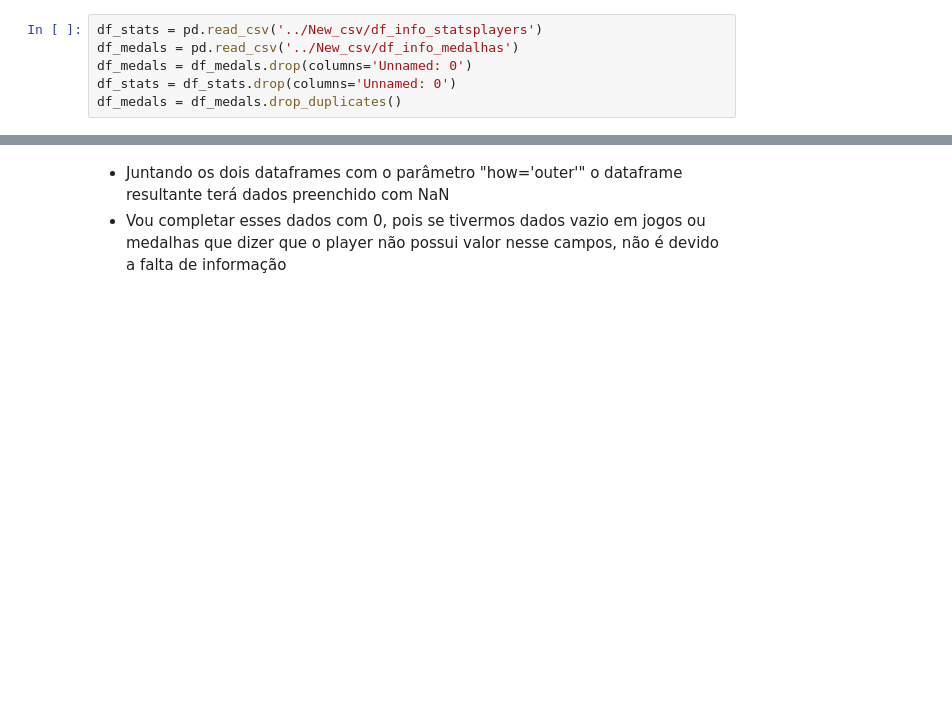
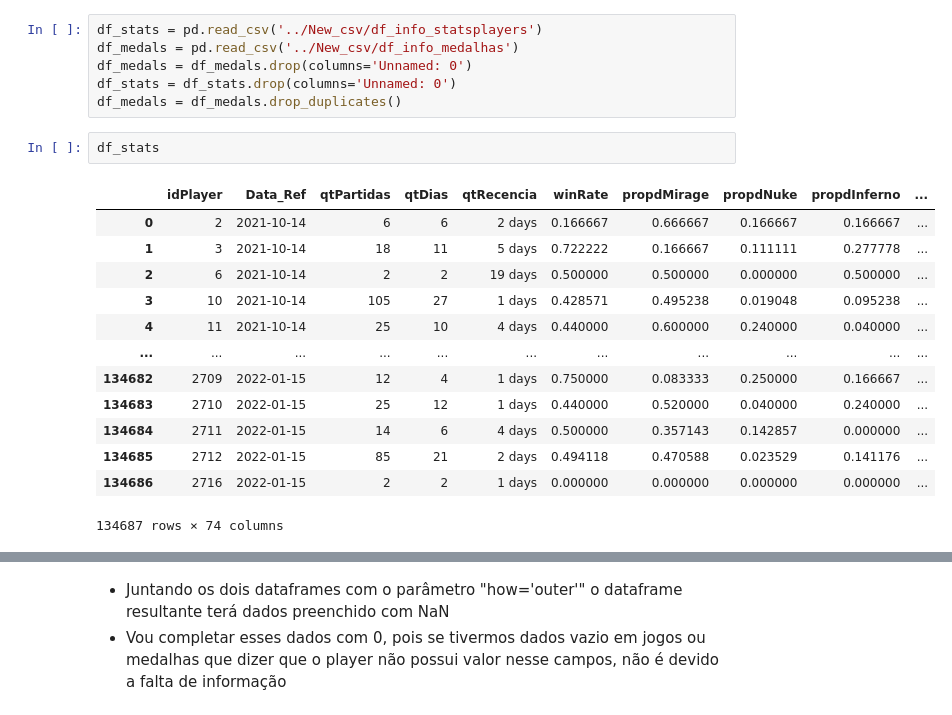
Before and after one commit to paulinhoy/Predicao_assinaturas, a Jupyter notebook: Modelo/init_model.ipynb, the cells around one changed output, grey strips where cells are left out. Drawn from its saved outputs; the diff is of its cells as text; blank space fills up the shorter version.

```diff
--- a/Modelo/init_model.ipynb
+++ b/Modelo/init_model.ipynb
@@ -27,3 +27,19 @@ df_medals = pd.read_csv('../New_csv/df_info_medalhas')
 df_medals = df_medals.drop(columns='Unnamed: 0')
 df_stats = df_stats.drop(columns='Unnamed: 0')
 df_medals = df_medals.drop_duplicates()
+# %%
+df_stats
+# %% [output]
+|  | idPlayer | Data_Ref | qtPartidas | qtDias | qtRecencia | winRate | propdMirage | propdNuke | propdInferno | ... |
+| 0 | 2 | 2021-10-14 | 6 | 6 | 2 days | 0.166667 | 0.666667 | 0.166667 | 0.166667 | ... |
+| 1 | 3 | 2021-10-14 | 18 | 11 | 5 days | 0.722222 | 0.166667 | 0.111111 | 0.277778 | ... |
+| 2 | 6 | 2021-10-14 | 2 | 2 | 19 days | 0.500000 | 0.500000 | 0.000000 | 0.500000 | ... |
+| 3 | 10 | 2021-10-14 | 105 | 27 | 1 days | 0.428571 | 0.495238 | 0.019048 | 0.095238 | ... |
+| 4 | 11 | 2021-10-14 | 25 | 10 | 4 days | 0.440000 | 0.600000 | 0.240000 | 0.040000 | ... |
+| ... | ... | ... | ... | ... | ... | ... | ... | ... | ... | ... |
+| 134682 | 2709 | 2022-01-15 | 12 | 4 | 1 days | 0.750000 | 0.083333 | 0.250000 | 0.166667 | ... |
+| 134683 | 2710 | 2022-01-15 | 25 | 12 | 1 days | 0.440000 | 0.520000 | 0.040000 | 0.240000 | ... |
+| 134684 | 2711 | 2022-01-15 | 14 | 6 | 4 days | 0.500000 | 0.357143 | 0.142857 | 0.000000 | ... |
+| 134685 | 2712 | 2022-01-15 | 85 | 21 | 2 days | 0.494118 | 0.470588 | 0.023529 | 0.141176 | ... |
+| 134686 | 2716 | 2022-01-15 | 2 | 2 | 1 days | 0.000000 | 0.000000 | 0.000000 | 0.000000 | ... |
+134687 rows × 74 columns
```
Also changed, not shown: parts of 2 cells of this notebook, 1 other file.
